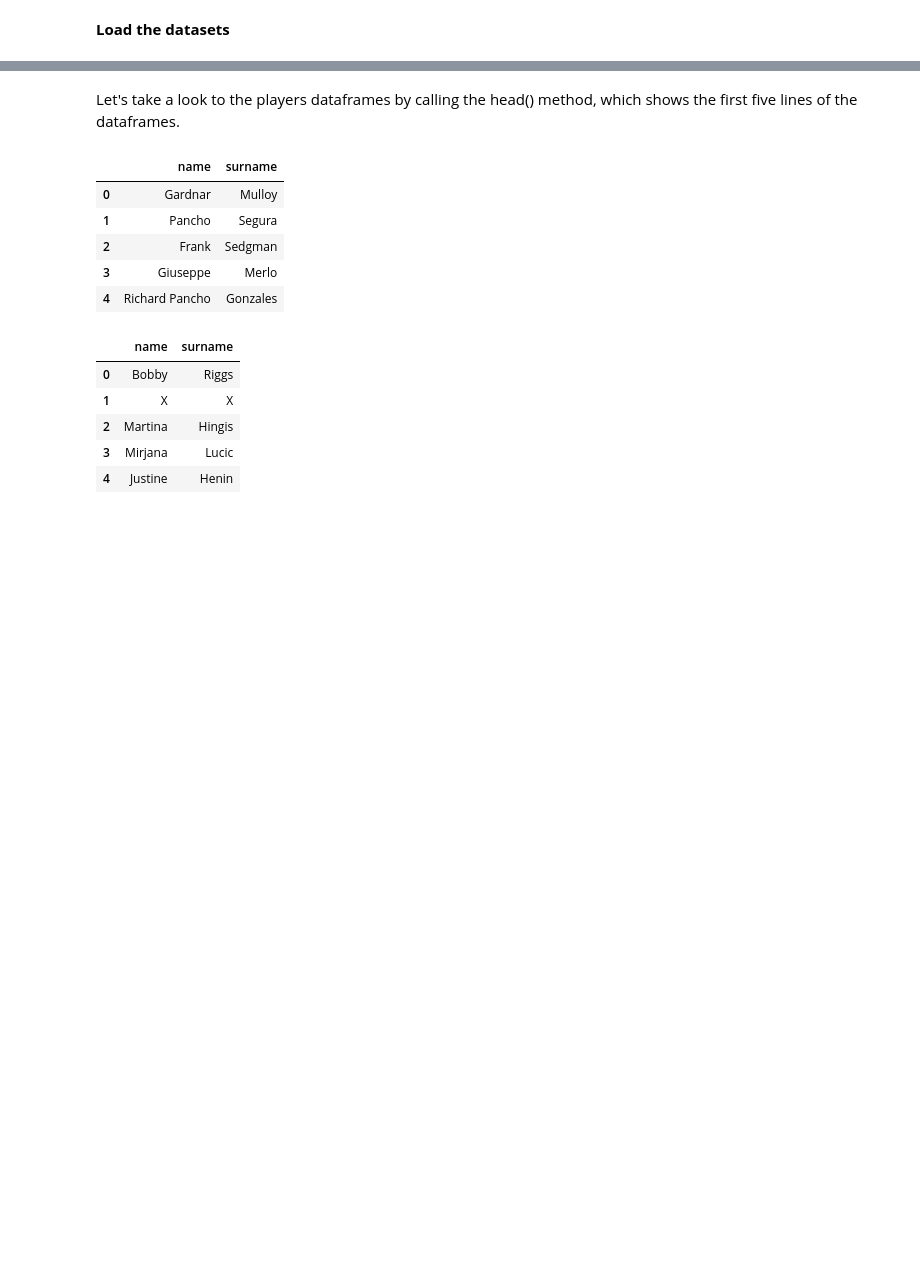
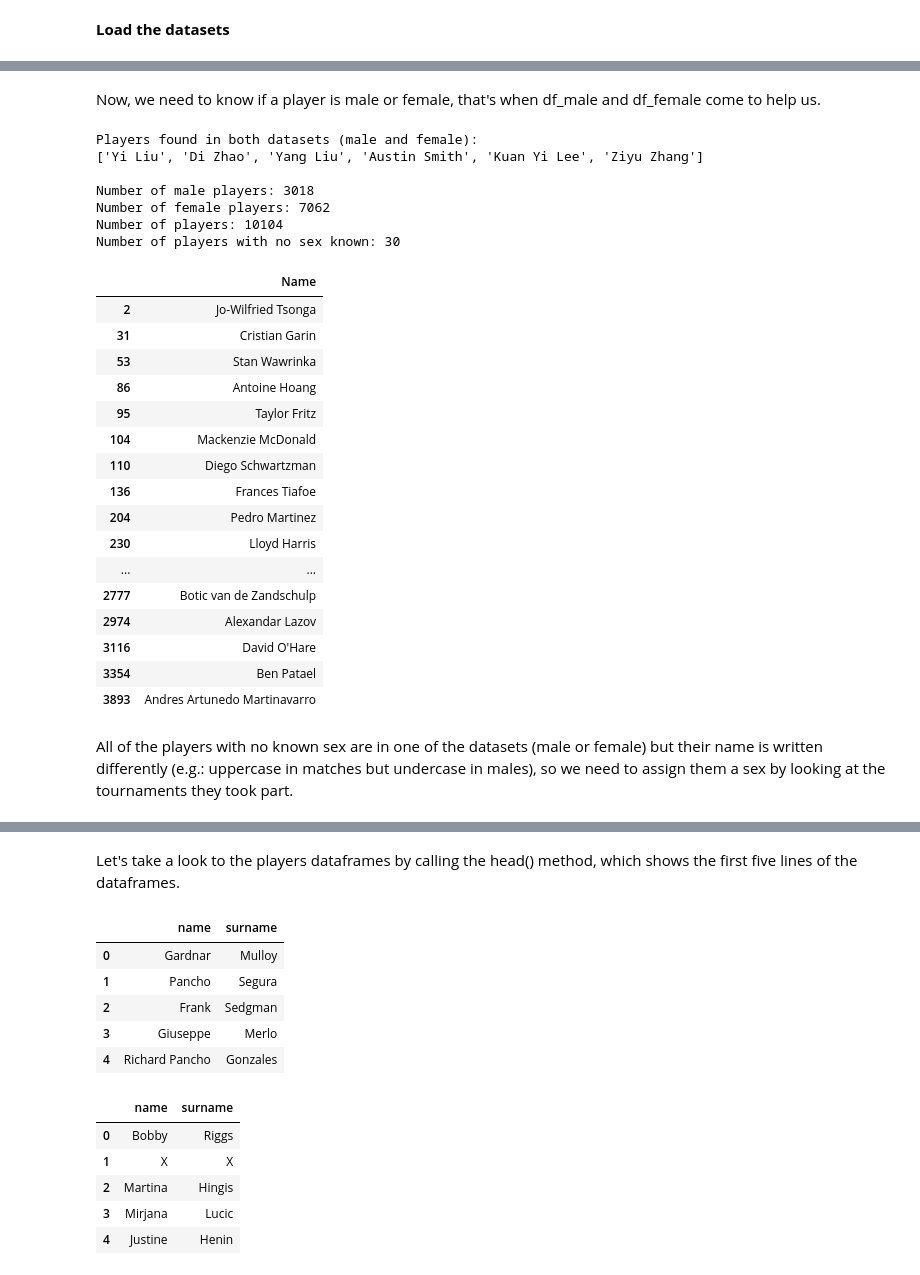
Before and after one commit to nikodallanoce/DataMiningProject, a Jupyter notebook: DM_14_TASK1/DM_14_TASK1.ipynb, the cells around one changed output, grey strips where cells are left out. Drawn from its saved outputs; the diff is of its cells as text; code cells hidden in the pictures; blank space fills up the shorter version.

```diff
--- a/DM_14_TASK1/DM_14_TASK1.ipynb
+++ b/DM_14_TASK1/DM_14_TASK1.ipynb
@@ -76,0 +97,3 @@ Zeynep  Sena Sarioglan
+# %%
+df_players = df_players.dropna()
+df_players.isnull().any()
@@ -76,0 +114,71 @@ Zeynep  Sena Sarioglan
+# %% [markdown]
+Now, we need to know if a player is male or female, that's when df_male and df_female come to help us.
+# %%
+def players_from_sex(df_players_sex, df_players_matches):
+  """
+  Obtain the players of a specific sex given a dataset of that sex
+  :param df_players_sex: players dataframe (M or F) from where we obtain the sex
+  :param df_players_matches: players dataframe built from the matches
+  :return players: list of players (M or F)
+  :return index: players indexes (M or F)
+  """
+  players_name = list(df_players_sex["name"])
+  players_surname = list(df_players_sex["surname"])
+
+  #lista di players nome e cognome da df_players
+  players = list()
+  for n, s in zip(players_name, players_surname):
+    players.append("{0} {1}".format(n, s))
+
+  players = df_players_matches[df_players_matches["Name"].isin(players)]
+
+  players_indexes = players.index
+
+  return list(players["Name"]), players_indexes
+# %%
+[players_m, i_male_found] = players_from_sex(df_male, df_players)
+[players_f, i_female_found] = players_from_sex(df_female, df_players)
+
+# players for which we have found the sex
+players_sex_found = players_m+players_f
+
+# players that belong to both datasets
+players_both_sex = list(set(players_m) & set(players_f))
+print("Players found in both datasets (male and female):\n{0}\n".format(players_both_sex))
+
+# players with no sex
+players_sex_not_found = df_players[~df_players["Name"].isin(players_sex_found)]
+
+# some stats about what we found
+print("Number of male players: {0}".format(len(players_m)))
+print("Number of female players: {0}".format(len(players_f)))
+print("Number of players: {0}".format(len(df_players)))
+print("Number of players with no sex known: {0}\n".format(len(players_sex_not_found)))
+players_sex_not_found
+# %% [output]
+Players found in both datasets (male and female):
+['Yi Liu', 'Di Zhao', 'Yang Liu', 'Austin Smith', 'Kuan Yi Lee', 'Ziyu Zhang']
+
+Number of male players: 3018
+Number of female players: 7062
+Number of players: 10104
+Number of players with no sex known: 30
+|  | Name |
+| 2 | Jo-Wilfried Tsonga |
+| 31 | Cristian Garin |
+| 53 | Stan Wawrinka |
+| 86 | Antoine Hoang |
+| 95 | Taylor Fritz |
+| 104 | Mackenzie McDonald |
+| 110 | Diego Schwartzman |
+| 136 | Frances Tiafoe |
+| 204 | Pedro Martinez |
+| 230 | Lloyd Harris |
+| ... | ... |
+| 2777 | Botic van de Zandschulp |
+| 2974 | Alexandar Lazov |
+| 3116 | David O'Hare |
+| 3354 | Ben Patael |
+| 3893 | Andres Artunedo Martinavarro |
+# %% [markdown]
+All of the players with no known sex are in one of the datasets (male or female) but their name is written differently (e.g.: uppercase in matches but undercase in males), so we need to assign them a sex by looking at the tournaments they took part.
```
Also changed, not shown: parts of 28 cells of this notebook.
